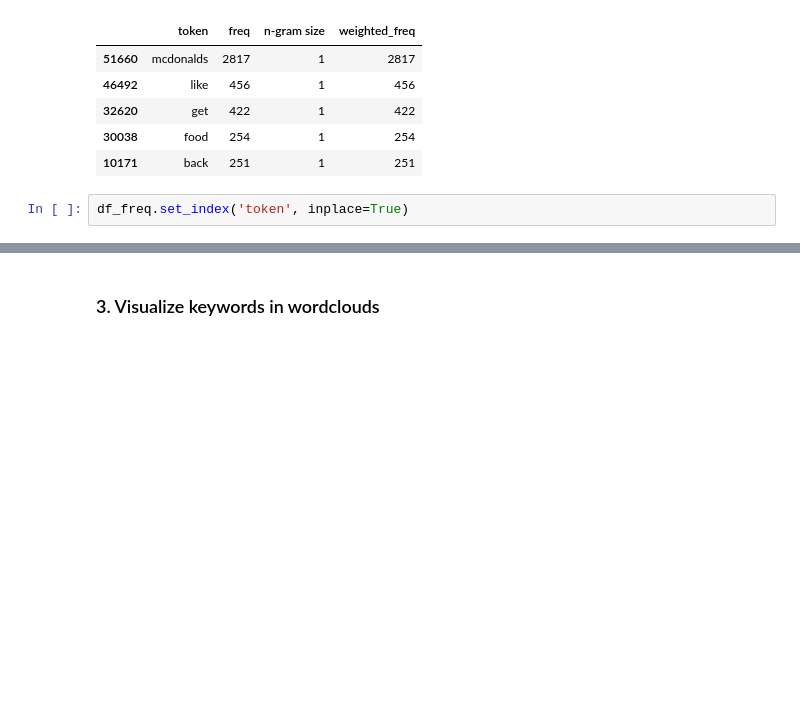
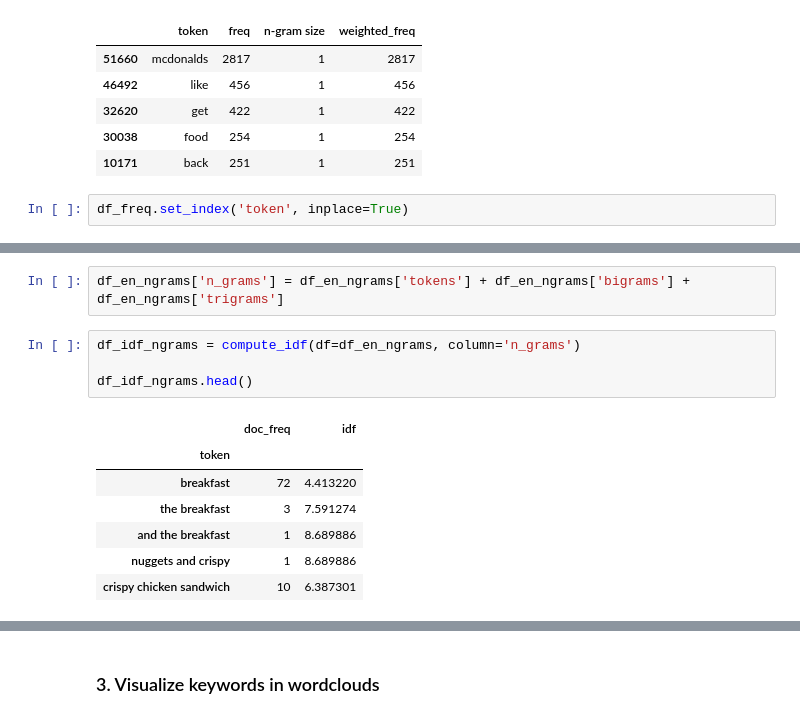
Before and after one commit to polltter/share, a Jupyter notebook: notebooks/kw_extraction.ipynb, the cells around one changed output, grey strips where cells are left out. Saved outputs shown, nothing was run; the diff lists cells and outputs as text; blank space fills up the shorter version.

```diff
--- a/notebooks/kw_extraction.ipynb
+++ b/notebooks/kw_extraction.ipynb
@@ -506,0 +568,14 @@ df_freq.set_index('token', inplace=True)
+# %%
+df_en_ngrams['n_grams'] = df_en_ngrams['tokens'] + df_en_ngrams['bigrams'] + df_en_ngrams['trigrams']
+# %%
+df_idf_ngrams = compute_idf(df=df_en_ngrams, column='n_grams')
+
+df_idf_ngrams.head()
+# %% [output]
+|  | doc_freq | idf |
+| token |  |  |
+| breakfast | 72 | 4.413220 |
+| the breakfast | 3 | 7.591274 |
+| and the breakfast | 1 | 8.689886 |
+| nuggets and crispy | 1 | 8.689886 |
+| crispy chicken sandwich | 10 | 6.387301 |
```
Also changed, not shown: parts of 14 cells of this notebook.
